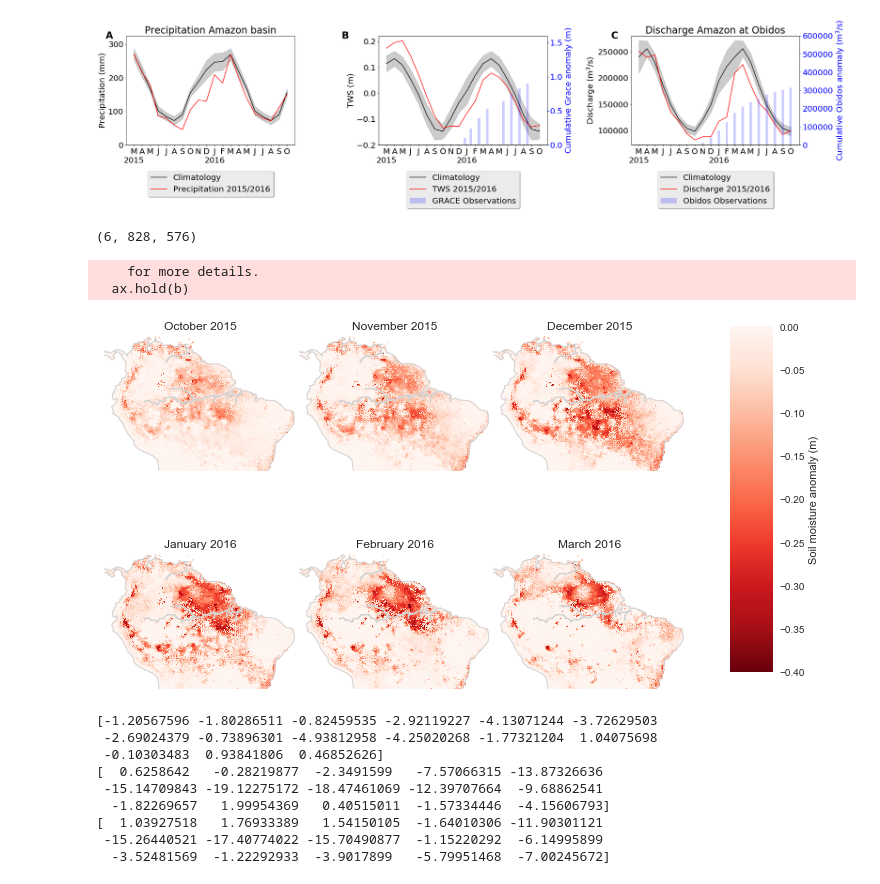
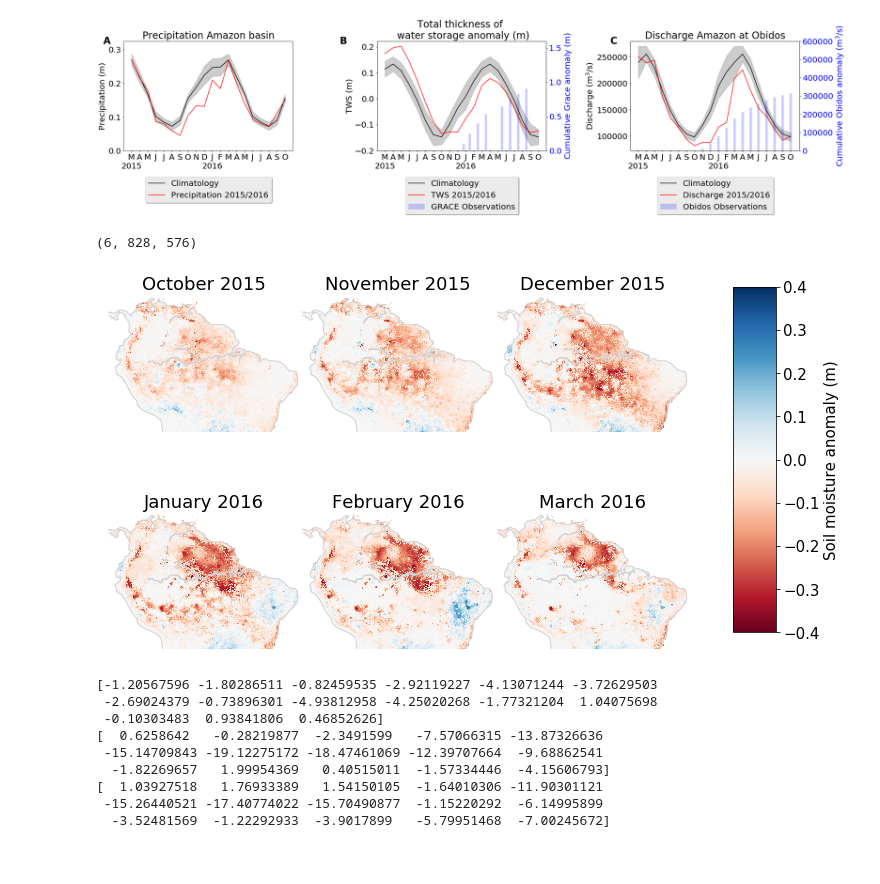
Before and after one commit to Killaars/PhD, a Jupyter notebook: ELNino/Figures ENSO-2.ipynb, the cells around one changed output. Saved outputs shown, nothing was run; the diff lists cells and outputs as text; code cells hidden in the pictures.

```diff
--- a/ELNino/Figures ENSO-2.ipynb
+++ b/ELNino/Figures ENSO-2.ipynb
@@ -232,6 +231,14 @@ obs_obi      -0.019262   0.548317  0.049890  1.000000
 # %%
 # Figure 2
 import datetime
+import numpy as np
+import pandas as pd
+import os,sys
+import netCDF4 as nc
+import matplotlib.pyplot as plt
+from mpl_toolkits.basemap import Basemap
+from mpl_toolkits.axes_grid1 import make_axes_locatable
+from matplotlib.gridspec import GridSpec
 from datetime import timedelta
 
 grace = pd.read_csv('/Users/killaars/PhD/Elnino/grace/grace_anomaly.txt',sep='\t',skiprows=3)
@@ -360,12 +367,12 @@ plt.rcParams.update({'font.size': 20})
 fig = plt.figure(figsize=(30,5))
 ax1 = fig.add_subplot(131)
 ax1.set_title("Precipitation Amazon basin")
-plt.plot(np.arange(20), plot_df['Climatology Precipitation'], 'k',label='Climatology')
-plt.plot(np.arange(20), plot_df['ENSO Precipitation'], 'r',label='Precipitation 2015/2016')
-plt.fill_between(np.arange(20), plot_df['Climatology Precipitation']-plot_df['Climatology Precipitation STD'],
-                 plot_df['Climatology Precipitation']+plot_df['Climatology Precipitation STD'], color='k', alpha=0.2)
-plt.ylabel('Precipitation (mm)')
-plt.ylim(0,325)
+plt.plot(np.arange(20), plot_df['Climatology Precipitation']/1000, 'k',label='Climatology')
+plt.plot(np.arange(20), plot_df['ENSO Precipitation']/1000, 'r',label='Precipitation 2015/2016')
+plt.fill_between(np.arange(20), plot_df['Climatology Precipitation']/1000-plot_df['Climatology Precipitation STD']/1000,
+                 plot_df['Climatology Precipitation']/1000+plot_df['Climatology Precipitation STD']/1000, color='k', alpha=0.2)
+plt.ylabel('Precipitation (m)')
+plt.ylim(0,0.325)
 plt.xticks(np.arange(20),['M\n2015','A','M','J','J','A','S','O','N','D','J\n2016','F','M','A','M','J','J','A','S','O'])
 
 # plt.axvspan(datetime.datetime.strptime("15-06-2015", '%d-%m-%Y'),
@@ -377,7 +384,7 @@ ax1.legend(loc='upper center', bbox_to_anchor=(0.5, -0.2),
 
 # Or total water storage
 ax2 = fig.add_subplot(132)
-#ax2.set_title("Total thickness of water storage anomaly (m)")
+ax2.set_title("Total thickness of \n water storage anomaly (m)")
 l1=plt.plot(np.arange(20), plot_df['Climatology TWS']-plot_df['Climatology TWS'].mean(), 'k',label='Climatology')
 l2=plt.plot(np.arange(20), plot_df['ENSO TWS']-plot_df['ENSO TWS'].mean(), 'r',label='TWS 2015/2016')
 l3=plt.fill_between(np.arange(20), plot_df['Climatology TWS']-plot_df['Climatology TWS'].mean()-plot_df['Climatology TWS STD'],
@@ -432,9 +439,10 @@ plt.subplots_adjust(left=None, bottom=None, right=None, top=None,
 plt.savefig("/Users/killaars/PhD/Elnino/Figures_paper/Figure_2.pdf", bbox_inches='tight', dpi=300)
 plt.show()
 # %% [output]
-[figure, old version]
+[figure, new version]
 # %%
 # Figure 3
+# Data comes from file /scratch/shared/lars/PCRGLOBWB/MSWEP_full_series/anomaly/anomaly.nc on cartesius
 path='/Users/killaars/PhD/Elnino/anomaly_plot'
 anomaly_fh = nc.Dataset(os.path.join(path,'storSoilTotal_monthAvg_anomaly_figure.nc'),mode='r')
 
@@ -449,7 +457,8 @@ plt.rcParams['mathtext.default'] = 'regular'
 plt.rcParams.update({'font.size': 15})
 
 # Set clim once for all 6 plots.
-clim=-.4, 0
+clim=-.4, 0.4
+cmap='RdBu'
 # -- Create figure
 fig = plt.figure(figsize=[12,8])
 #fig.suptitle('Soil moisture storage anomaly (m) for the ENSO event of 2015/2016',fontsize='20')#, y=0.65) #y to fix the y-position, otherwise title would float.
@@ -463,7 +472,7 @@ m = Basemap(projection='stere',lon_0=-60,lat_0=-15.,lat_ts=50,\
             llcrnrlon=-85,urcrnrlon=-35,\
             rsphere=6371200.,resolution='c',area_thresh=10000)
 m.pcolormesh(lon, lat, data[0,:,:],
-             latlon=True, cmap='Reds_r')
+             latlon=True, cmap=cmap)
 m.drawcoastlines(color='lightgray')
 m.drawmapboundary(color='white',fill_color='white')
 plt.clim(clim)
@@ -475,7 +484,7 @@ m = Basemap(projection='stere',lon_0=-60,lat_0=-15.,lat_ts=50,\
             llcrnrlon=-85,urcrnrlon=-35,\
             rsphere=6371200.,resolution='c',area_thresh=10000)
 m.pcolormesh(lon, lat, data[1,:,:],
-             latlon=True, cmap='Reds_r')
+             latlon=True, cmap=cmap)
 m.drawcoastlines(color='lightgray')
 m.drawmapboundary(color='white',fill_color='white')
 plt.clim(clim)
@@ -487,7 +496,7 @@ m = Basemap(projection='stere',lon_0=-60,lat_0=-15.,lat_ts=50,\
             llcrnrlon=-85,urcrnrlon=-35,\
             rsphere=6371200.,resolution='c',area_thresh=10000)
 m.pcolormesh(lon, lat, data[2,:,:],
-             latlon=True, cmap='Reds_r')
+             latlon=True, cmap=cmap)
 m.drawcoastlines(color='lightgray')
 m.drawmapboundary(color='white',fill_color='white')
 plt.clim(clim)
@@ -499,7 +508,7 @@ m = Basemap(projection='stere',lon_0=-60,lat_0=-15.,lat_ts=50,\
             llcrnrlon=-85,urcrnrlon=-35,\
             rsphere=6371200.,resolution='c',area_thresh=10000)
 m.pcolormesh(lon, lat, data[3,:,:] ,
-             latlon=True, cmap='Reds_r')
+             latlon=True, cmap=cmap)
 m.drawcoastlines(color='lightgray')
 m.drawmapboundary(color='white',fill_color='white')
 plt.clim(clim)
@@ -509,38 +518,36 @@ ax5.set_title("February 2016")
 m = Basemap(projection='stere',lon_0=-60,lat_0=-15.,lat_ts=50,\
             llcrnrlat=-20,urcrnrlat=13,\
             llcrnrlon=-85,urcrnrlon=-35,\
             rsphere=6371200.,resolution='c',area_thresh=10000)
 m.pcolormesh(lon, lat, data[4,:,:],
-             latlon=True, cmap='Reds_r')
+             latlon=True, cmap=cmap)
 m.drawcoastlines(color='lightgray')
 m.drawmapboundary(color='white',fill_color='white')
 plt.clim(clim)
 
 ax6 = fig.add_subplot(gs[1,2])
 ax6.set_title("March 2016")
 m = Basemap(projection='stere',lon_0=-60,lat_0=-15.,lat_ts=50,\
             llcrnrlat=-20,urcrnrlat=13,\
             llcrnrlon=-85,urcrnrlon=-35,\
             rsphere=6371200.,resolution='c',area_thresh=10000)
 m.pcolormesh(lon, lat, data[5,:,:],
-             latlon=True, cmap='Reds_r')
+             latlon=True, cmap=cmap)
 m.drawcoastlines(color='lightgray')
 m.drawmapboundary(color='white',fill_color='white')
 plt.clim(clim)
 
 im = plt.gca().get_children()[0]
 fig.subplots_adjust(right=0.8)
 cbar_ax = fig.add_axes([0.85, 0.225, 0.05, 0.6])
 fig.colorbar(im,cax=cbar_ax,label='Soil moisture anomaly (m)')
 
 
 plt.savefig("/Users/killaars/PhD/Elnino/Figures_paper/Figure_3.png", bbox_inches='tight', dpi=300)
 plt.show()
 # %% [output]
 (6, 828, 576)
-    for more details.
-  ax.hold(b)
-[figure, old version]
+[figure, new version]
 # %%
 import pickle
 import matplotlib.colors as colors
```
Also changed, not shown: parts of 2 cells of this notebook, 5 other files.
